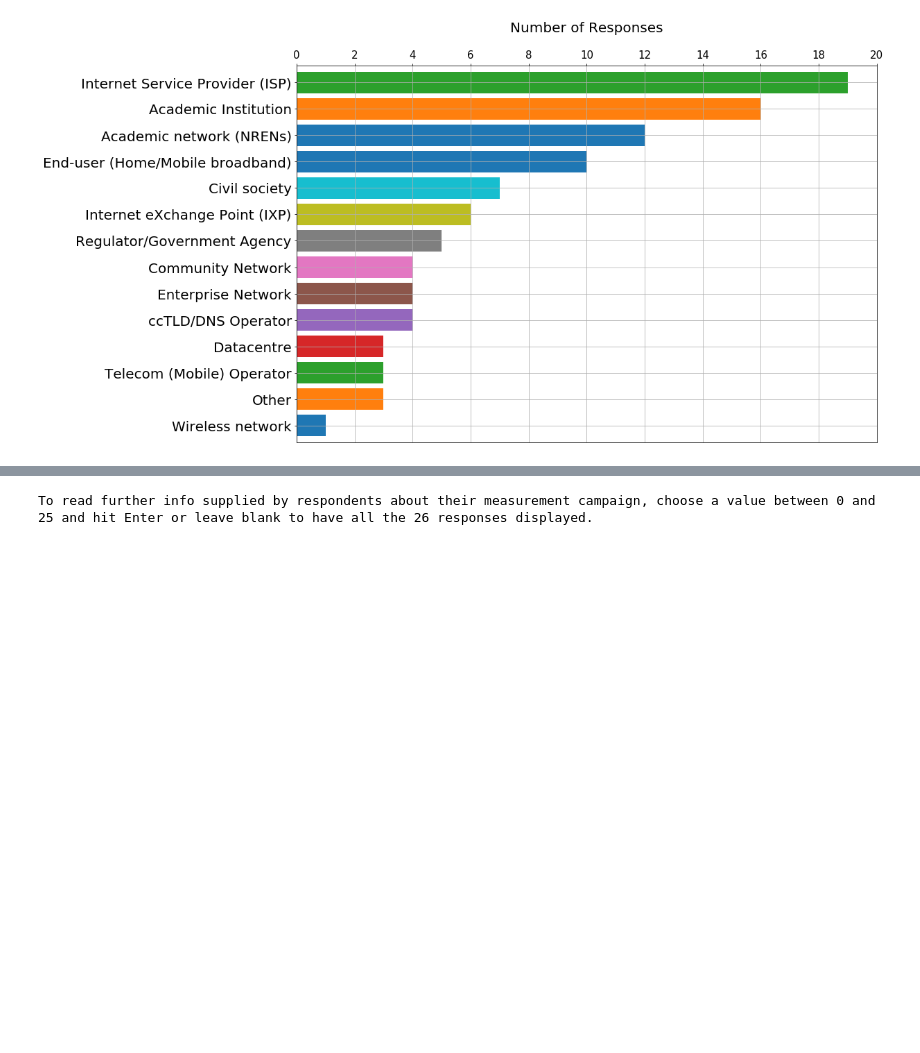
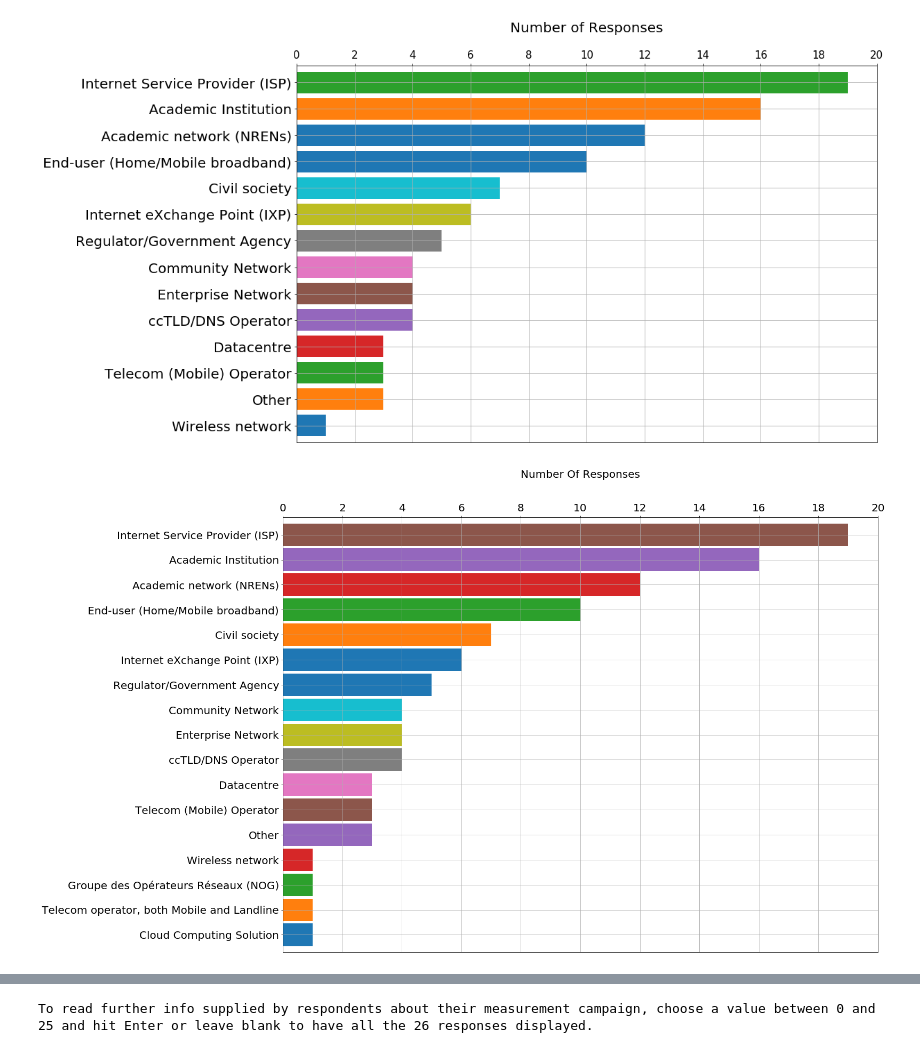
Before and after one commit to AFRINIC-Labs/Africa_Internet_Measurement_Survey, a Jupyter notebook: Internet Africa Awareness Survey.ipynb, the cells around one changed output, grey strips where cells are left out. Cells and saved outputs as stored; diff of their text form; code cells hidden in the pictures; blank space fills up the shorter version.

```diff
--- a/Internet Africa Awareness Survey.ipynb
+++ b/Internet Africa Awareness Survey.ipynb
@@ -107,6 +107,25 @@ def business_responses():
 business_responses()
 # %% [output]
 [figure]
+# %%
+#Number of Responses by Business Category with [Other] answers included
+def network_responses():
+    col1 = df['Business Category'].value_counts()
+    other = df['Business Category [Business Category - Other]'].value_counts()
+    new = pd.concat([col1, other], axis=0)
+    new = new.iloc[::-1] #List index from bottom-up
+    ax = new.plot(kind='barh', figsize=(20,15), legend=False, width=.9, grid=True)
+    ax.xaxis.set_label_position('top')
+    ax.xaxis.tick_top()
+    plt.xticks([0, 2, 4, 6, 8, 10, 12, 14, 16, 18, 20], fontsize=20)
+    plt.xlabel("Number Of Responses\n\n", fontsize=20)
+    plt.yticks(fontsize=20)
+    #plt.legend(fontsize="xx-large")
+    plt.show()
+    return
+network_responses()
+# %% [output]
+[figure, added]
 # %%
 #Whether a business category has run measurements or not
 def measurement_campaign():
```
Also changed, not shown: parts of 4 cells of this notebook.
